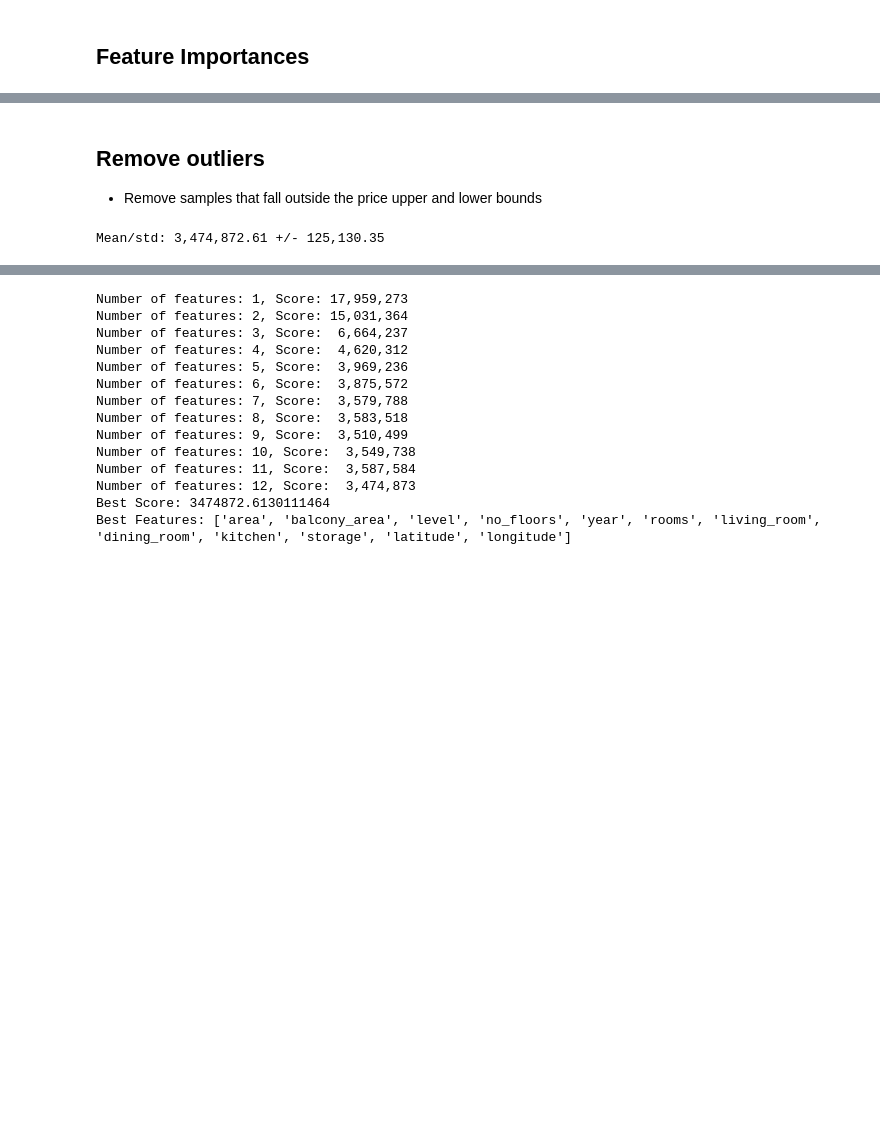
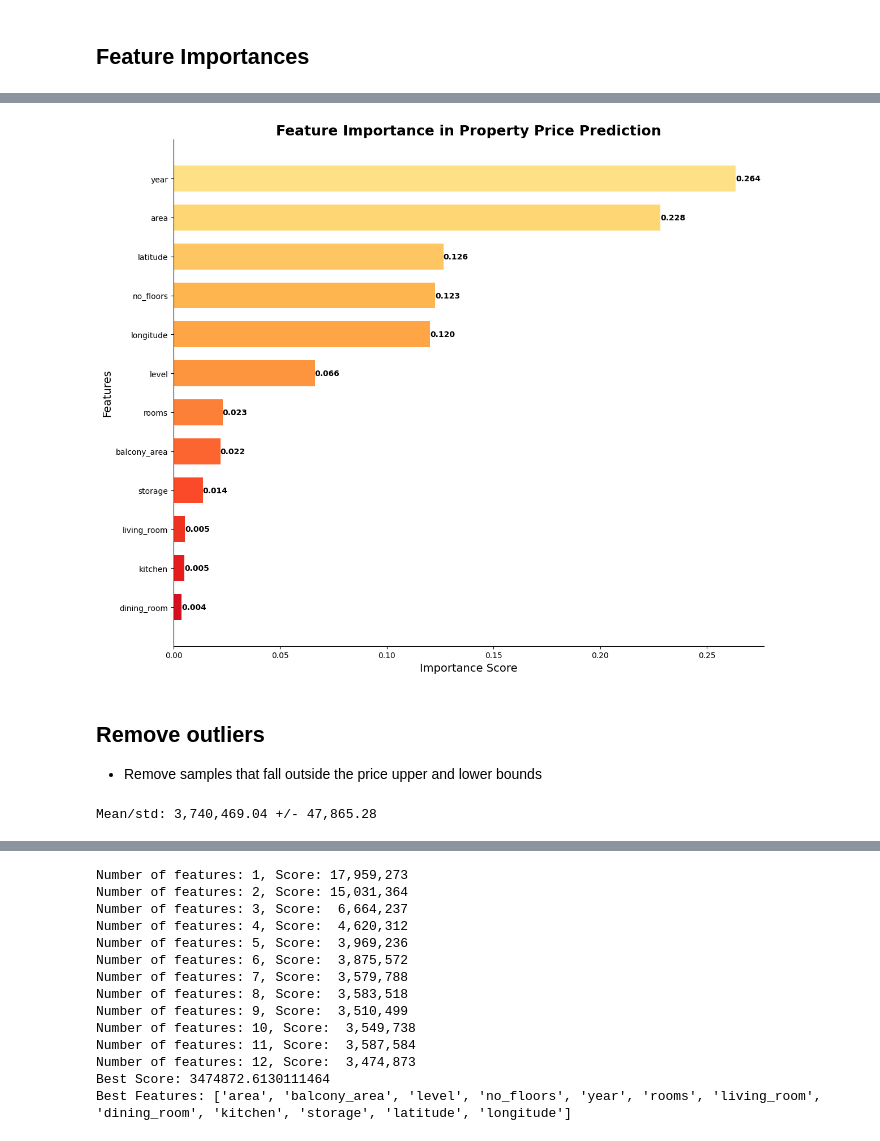
Before and after one commit to euanjudd/suumo, a Jupyter notebook: 04_select_model.ipynb, the cells around one changed output, grey strips where cells are left out. Cells and saved outputs as stored; diff of their text form; code cells hidden in the pictures; blank space fills up the shorter version.

```diff
--- a/04_select_model.ipynb
+++ b/04_select_model.ipynb
@@ -330,3 +275,51 @@ kitchen: 0.001554056303575635
+# %%
+importance_df = pd.DataFrame({
+    'feature': X_train.columns,
+    'importance': feature_importances
+})
+
+# Sort the DataFrame by importance in descending order
+importance_df = importance_df.sort_values('importance', ascending=False)
+
+# Set up the matplotlib figure
+fig, ax = plt.subplots(figsize=(12, 10))
+
+# Create a custom color palette
+n_features = len(importance_df)
+colors = plt.cm.YlOrRd(np.linspace(0.2, 0.8, n_features))
+
+# Create the horizontal bar plot with thinner and closer bars
+bar_height = 0.2  # Increased from 0.5 to make bars closer
+y_pos = np.arange(n_features) * (bar_height + 0.1)  # Reduced spacing between bars
+ax.barh(y_pos, importance_df['importance'], height=bar_height, color=colors, align='center')
+
+# Set y-tick labels
+ax.set_yticks(y_pos)
+ax.set_yticklabels(importance_df['feature'])
+
+# Adjust y-axis limits to bring bars closer together
+ax.set_ylim(y_pos[-1] + bar_height/2 + 0.2, y_pos[0] - bar_height/2 - 0.2)
+
+# Customize the plot
+ax.set_title('Feature Importance in Property Price Prediction', fontsize=18, fontweight='bold')
+ax.set_xlabel('Importance Score', fontsize=14)
+ax.set_ylabel('Features', fontsize=14)
+
+# Remove top and right spines
+ax.spines['top'].set_visible(False)
+ax.spines['right'].set_visible(False)
+
+# Add value labels to the end of each bar
+for i, v in enumerate(importance_df['importance']):
+    ax.text(v, y_pos[i], f'{v:.3f}', va='center', ha='left', fontsize=10, fontweight='bold')
+
+# Adjust layout to prevent clipping of labels
+plt.tight_layout()
+
+# Display the plot
+plt.show()
+# %% [output]
+[figure, added]
 # %% [markdown]
 ## Remove outliers
 - Remove samples that fall outside the price upper and lower bounds
@@ -358,16 +351,26 @@ y_no_outliers = df_no_outliers["price"]
 
 # Perform stratified split
 X_train_no_outliers, X_test_no_outliers, y_train_no_outliers, y_test_no_outliers = train_test_split(X_no_outliers, y_no_outliers, test_size=0.2, random_state=42)
+X_train_no_outliers, X_val_no_outliers, y_train_no_outliers, y_val_no_outliers = train_test_split(X_train_no_outliers, y_train_no_outliers, test_size=0.2, random_state=42)
 
 xgb_regressor = XGBRegressor(**best_params)
 
 # Perform cross-validation with 5 folds and scoring using neg_mean_absolute_error
 scores = cross_val_score(xgb_regressor, X_train_no_outliers, y_train_no_outliers, cv=5, scoring="neg_mean_absolute_error")
 
+xgb_regressor.fit(X_train_no_outliers, y_train_no_outliers)
+
+y_pred = xgb_regressor.predict(X_val_no_outliers)
+
+df_error_no_outliers = pd.DataFrame({
+    'Actual Price': y_val_no_outliers,
+    'Error': y_val_no_outliers - y_pred
+})
+
 # Convert the negative MAE scores to positive
 mae_scores = -scores
 
 # Print the mean and standard deviation of the MAE scores
 print(f"Mean/std: {mae_scores.mean():,.2f} +/- {mae_scores.std():,.2f}")
 # %% [output]
-Mean/std: 3,474,872.61 +/- 125,130.35
+Mean/std: 3,740,469.04 +/- 47,865.28
```
Also changed, not shown: parts of 27 cells of this notebook, 2 other files.
